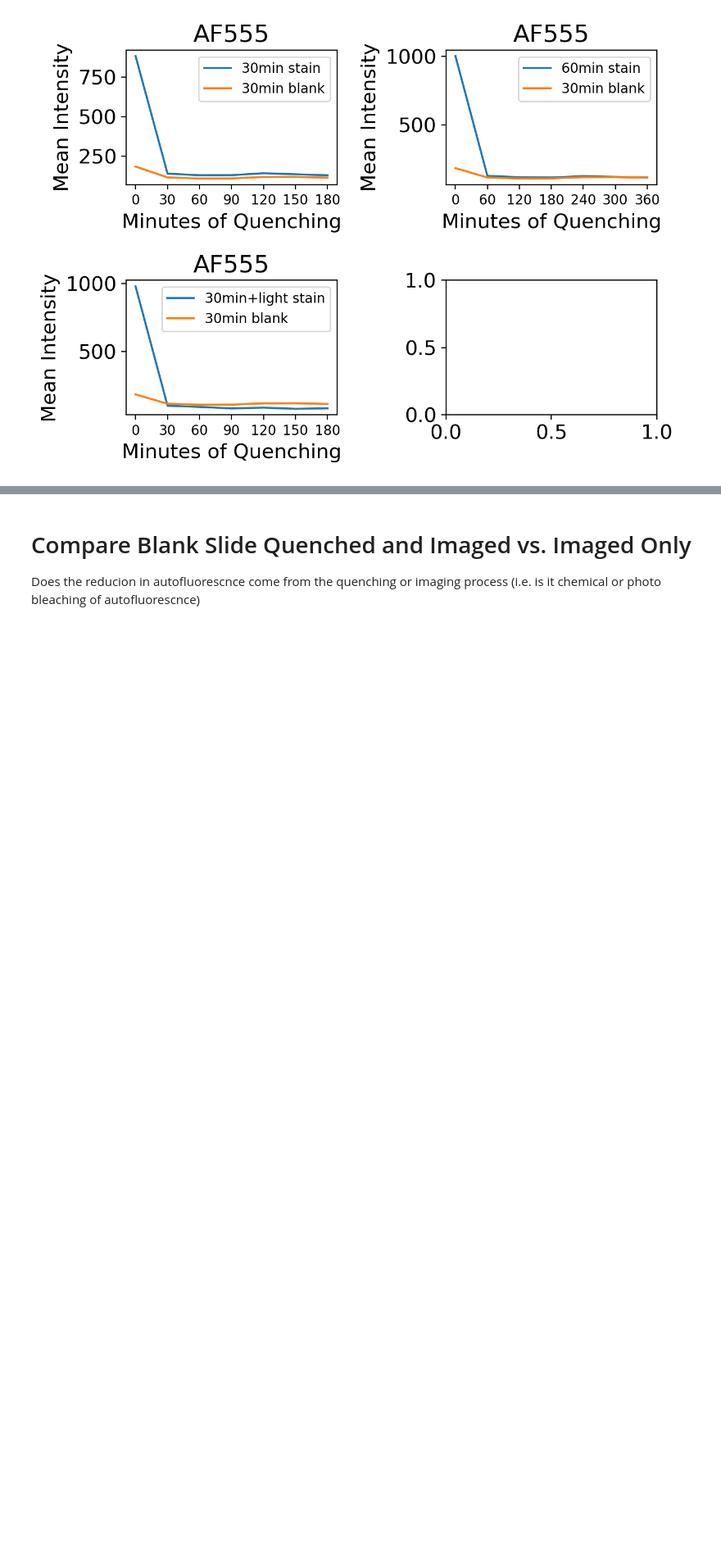
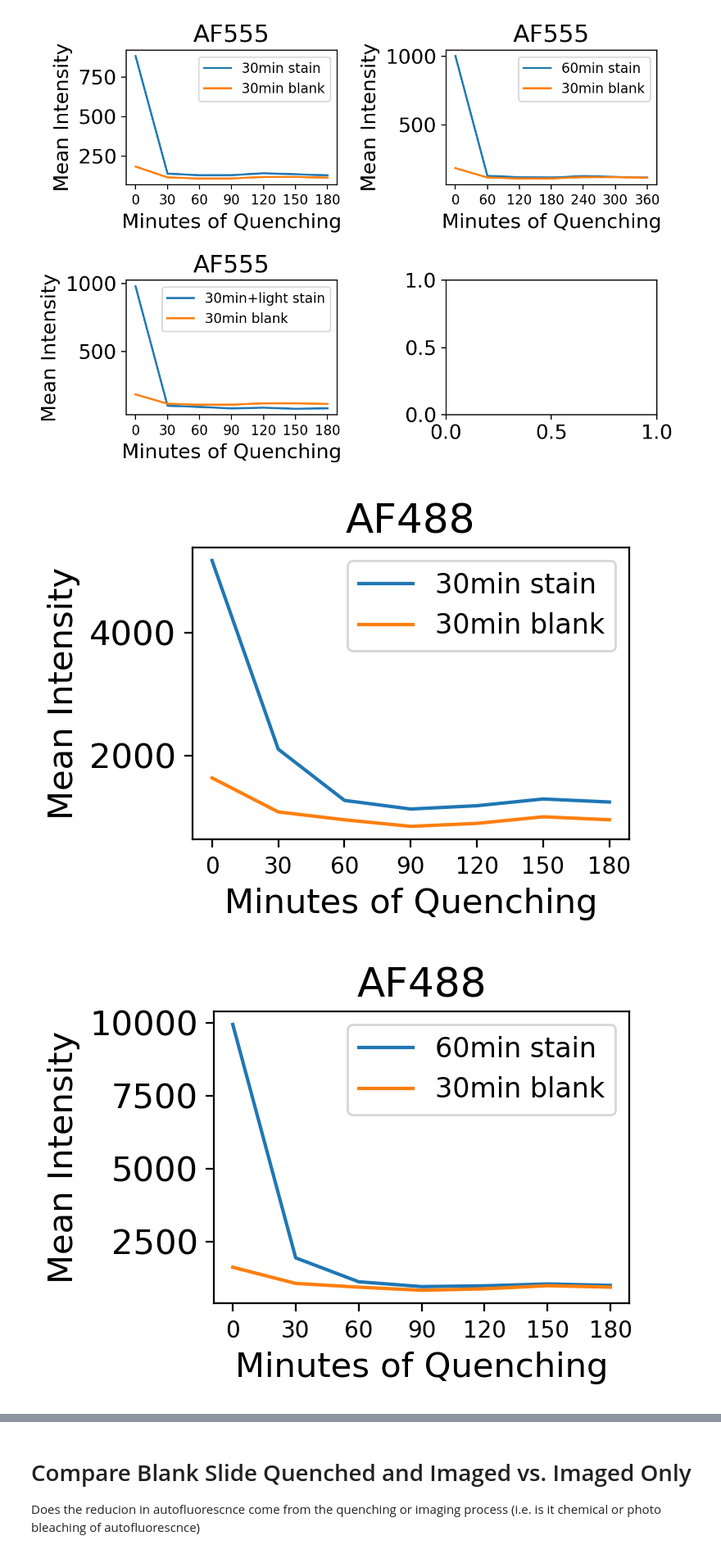
Before and after one commit to engjen/cycIF_Validation, a Jupyter notebook: Fig2_Quenching_analysis.ipynb, the cells around one changed output, grey strips where cells are left out. Shown at 82% size. Saved outputs shown, nothing was run; the diff lists cells and outputs as text; code cells hidden in the pictures; blank space fills up the shorter version.

```diff
--- a/Fig2_Quenching_analysis.ipynb
+++ b/Fig2_Quenching_analysis.ipynb
@@ -182,3 +219,42 @@ for s_tissue, s_test in d_tissue.items():
 # %% [output]
 [figure]
 [figure]
+# %%
+#just AF488
+d_tissue = {'B1640':'Light'}
+d_color = {'c2':'AF488','c3':'AF555','c4':'AF647','c5':'AF750'}
+for s_tissue, s_test in d_tissue.items():
+    df_data_tissue = df_data[(df_data.tissue.str.contains(s_tissue)) & (df_data.color!='c1')]
+    ls_color = sorted(set(df_data_tissue.color))
+    ls_cond = ['30min', '60min', '30min+light']
+    for s_cond in ls_cond:
+        fig,ax = plt.subplots(figsize=(4,3),squeeze=False,dpi=200)
+        ax=ax.ravel()
+        for idx,s_color in enumerate(ls_color):
+            ls_legend=[]
+            ls_tissue = sorted(set(df_data_tissue.tissue))
+            df_tissue_cond = df_data[(df_data.color==s_color)& (df_data.condition==s_cond)]
+            for s_type in ['stain','blank']:
+                if s_type == 'blank':
+                    df_tissue = df_data[(df_data.cond_type=='30min_blank') & (df_data.color==s_color)]
+                else:
+                    df_tissue = df_tissue_cond[df_tissue_cond.slidetype==s_type]
+                df_tissue = df_tissue.sort_values('round_int')
+                s_label = sorted(set(df_tissue.loc[:,'cond_type']))[0]
+                df_tissue.norm_result.plot(ax=ax[idx])
+                ls_legend= ls_legend + [s_label]
+            ax[idx].set_title(d_color[s_color])
+            ax[idx].set_ylabel('Mean Intensity')
+            ax[idx].set_xlabel('Minutes of Quenching')
+            ax[idx].set_xticks(list(df_tissue.round_int - 1))
+            fontdict = {'fontsize': 10}
+            ax[idx].set_xticklabels(list(((df_tissue.round_int - 1).astype(int)*30).astype(str)),fontdict=fontdict)
+            if idx==1:
+                ax[idx].set_xticklabels(list(((df_tissue.round_int - 1).astype(int)*60).astype(str)),fontdict=fontdict)
+            ax[idx].legend([item.replace('_',' ') for item in ls_legend],fontsize=12)
+            break
+        plt.tight_layout()
+        fig.savefig(f'{codedir}/Figures/{s_tissue}/AF488_{s_tissue}{s_color}{s_cond}_quenching.png')
+# %% [output]
+[figure, added]
+[figure, added]
```
Also changed, not shown: parts of 9 cells of this notebook, 1 other file.
